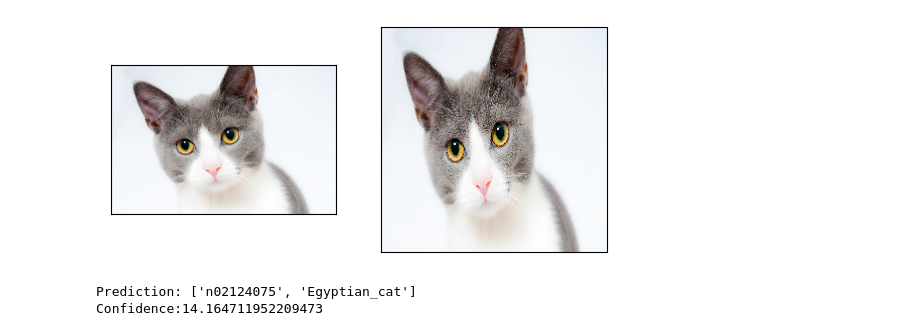
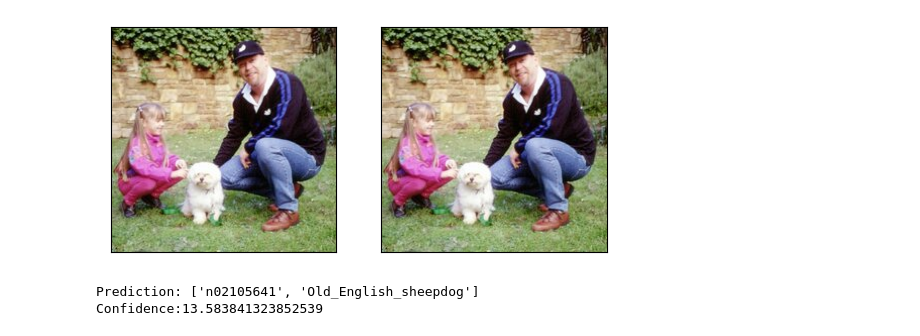
Before and after one commit to ma-ath/mcnna, a Jupyter notebook: experiment.ipynb, the cells around one changed output. Drawn from its saved outputs; the diff is of its cells as text; code cells hidden in the pictures.

```diff
--- a/experiment.ipynb
+++ b/experiment.ipynb
@@ -7,8 +7,10 @@ import numpy as np
 import torch
 import torchvision.transforms as T
 from torchvision.io import read_image
+import torchvision
+import math
 
-device = 'cpu' if torch.cuda.is_available() else 'cpu'
+device = 'cuda' if torch.cuda.is_available() else 'cpu'
 
 
 plt.rcParams["savefig.bbox"] = 'tight'
@@ -19,14 +21,21 @@ def show(imgs):
     fix, axs = plt.subplots(ncols=len(imgs), squeeze=False)
     for i, img in enumerate(imgs):
         img = T.ToPILImage()(img.to('cpu'))
-        axs[0, i].imshow(np.asarray(img))
+        axs[0, i].imshow(np.asarray(img), cmap='gray')
         axs[0, i].set(xticklabels=[], yticklabels=[], xticks=[], yticks=[])
+
+def mask_show(img, mask):
+    fix, axs = plt.subplots()
+    im = T.ToPILImage()(img.to('cpu'))
+    axs.imshow(np.asarray(im), cmap='gray')
+    axs.set(xticklabels=[], yticklabels=[], xticks=[], yticks=[])
+    axs.imshow(np.asarray(mask), cmap='jet', alpha=0.5)
 # %%
-cat = read_image(str(Path('assets') / 'cat.jpg'))
-cat_resize = read_image(str(Path('assets') / 'cat_resize.jpg'))
+cat = read_image(str(Path('assets') / 'kid_dog_adult.jpg'))
+cat_resize = read_image(str(Path('assets') / 'kid_dog_adult.jpg'))
 show([cat, cat_resize])
 # %% [output]
-[figure, old version]
+[figure, new version]
 # %%
 import torch.nn as nn
 from torchvision.models import vgg16, VGG16_Weights
@@ -57,8 +66,8 @@ res = predictor(batch)
 
 show_prediction(res)
 # %% [output]
-Prediction: ['n02124075', 'Egyptian_cat']
-Confidence:14.164711952209473
+Prediction: ['n02105641', 'Old_English_sheepdog']
+Confidence:13.583841323852539
 # %%
 class Predictor(nn.Module):
 
```
Also changed, not shown: parts of 12 cells of this notebook, 5 other files.
